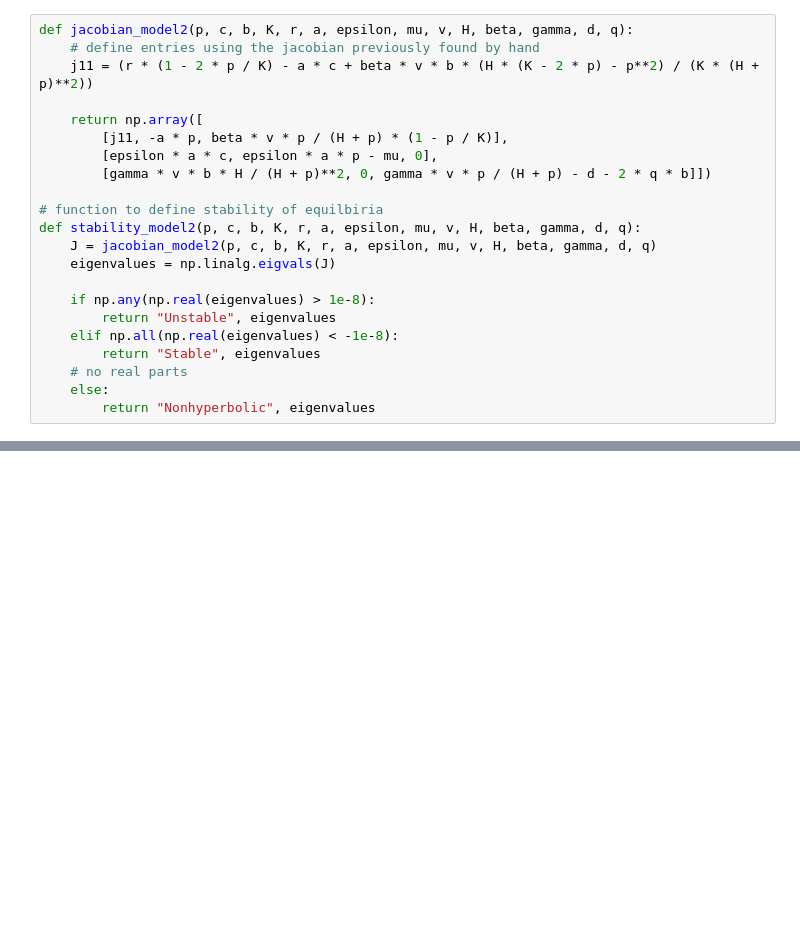
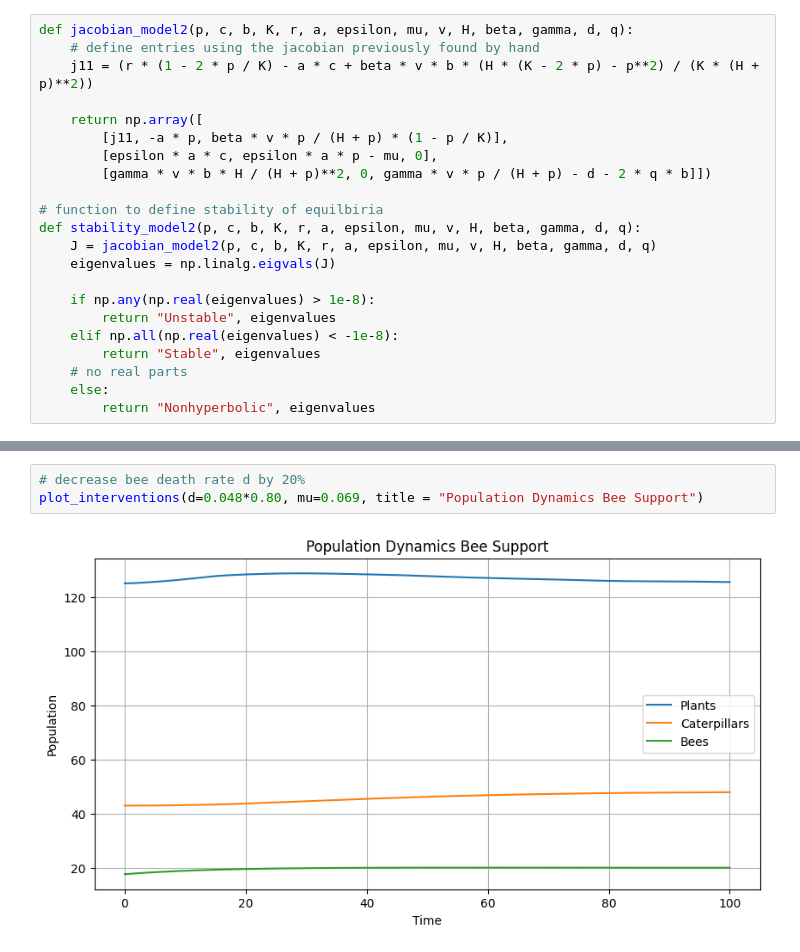
Before and after one commit to tristenturlington/Fall-Semester-Project, a Jupyter notebook: 436 Vol 4/notebooks/Models.ipynb, the cells around one changed output, grey strips where cells are left out. Cells and saved outputs as stored; diff of their text form; blank space fills up the shorter version.

```diff
--- a/436 Vol 4/notebooks/Models.ipynb
+++ b/436 Vol 4/notebooks/Models.ipynb
@@ -405,0 +574,5 @@ plt.show()
+# %%
+# decrease bee death rate d by 20%
+plot_interventions(d=0.048*0.80, mu=0.069, title = "Population Dynamics Bee Support")
+# %% [output]
+[figure, added]
```
Also changed, not shown: parts of 6 cells of this notebook.
